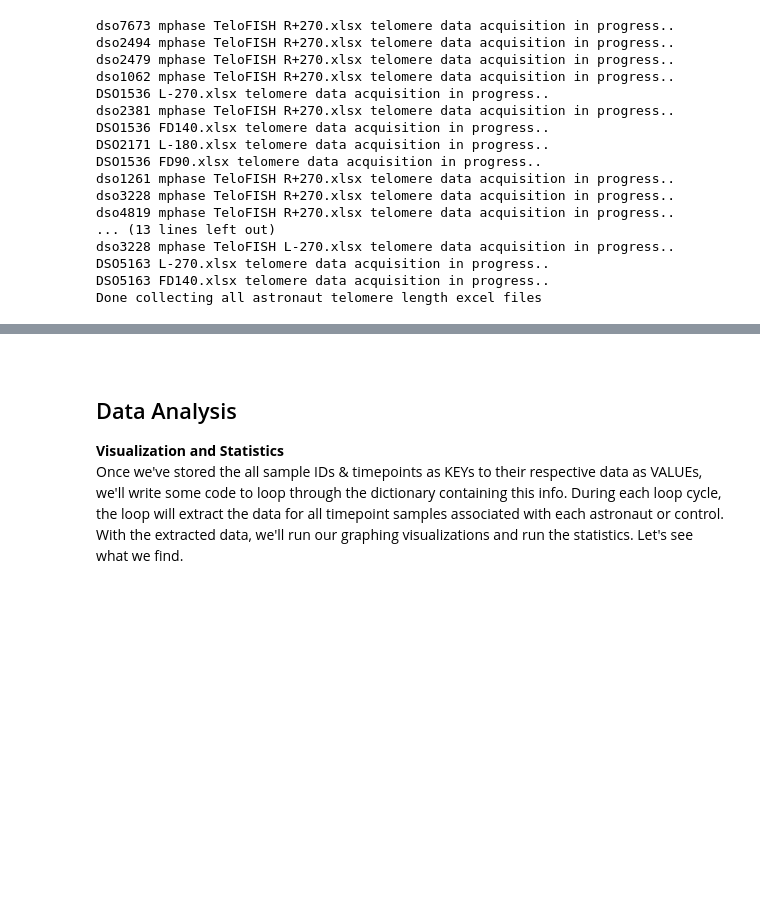
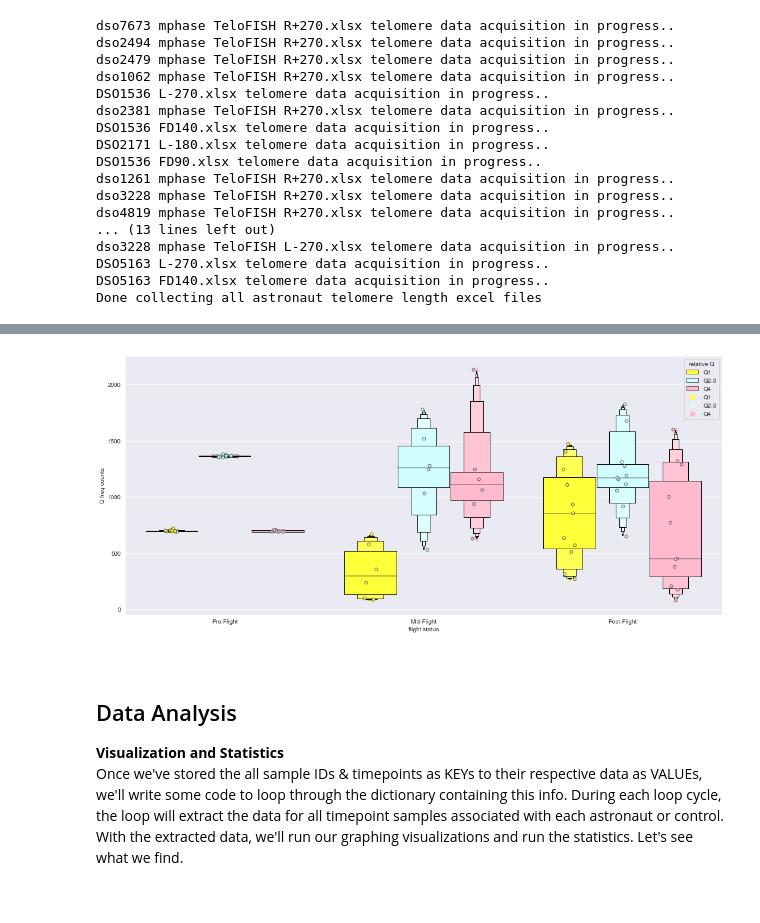
Before and after one commit to Jared-Luxton/NASA-astronauts-telomeres-chromosomes, a Jupyter notebook: NASA-astros-telomeres-JupyterNotebook.ipynb, the cells around one changed output, grey strips where cells are left out. Cells and saved outputs as stored; diff of their text form; code cells hidden in the pictures; blank space fills up the shorter version.

```diff
--- a/NASA-astros-telomeres-JupyterNotebook.ipynb
+++ b/NASA-astros-telomeres-JupyterNotebook.ipynb
@@ -197,0 +261,9 @@ Done collecting all astronaut telomere length excel files
+# %%
+melted_astro_df = pd.melt(
+    astro_df,
+    id_vars = [col for col in astro_df.columns if col != 'Q1' and col != 'Q2-3' and col != 'Q4'],
+    var_name='relative Q',
+    value_name='Q freq counts')
+
+melted_astro_df['Q freq counts'] = melted_astro_df['Q freq counts'].astype('float64')
+melted_astro_df.head(8)
@@ -198,3 +280,14 @@ Done collecting all astronaut telomere length excel files
+# %%
+fig = plt.figure(figsize=(18,8))
+sns.set_style(style="darkgrid",rc= {'patch.edgecolor': 'black'})
+palette ={"Q1":"#fdff38","Q2-3":"#d0fefe","Q4":"#ffbacd"}
+
+ax = sns.boxenplot(x='flight status', y='Q freq counts', hue='relative Q', data=melted_astro_df, palette=palette,
+             linewidth=2, saturation=5, color="black")
+ax = sns.stripplot(x='flight status', y='Q freq counts', hue='relative Q', data=melted_astro_df, palette=palette,
+             linewidth=1, color="black", dodge=True)
+# %% [output]
+[figure, added]
 # %% [markdown]
 <a id='data-analysis'></a>
 &nbsp;
```
Also changed, not shown: parts of 12 cells of this notebook.
